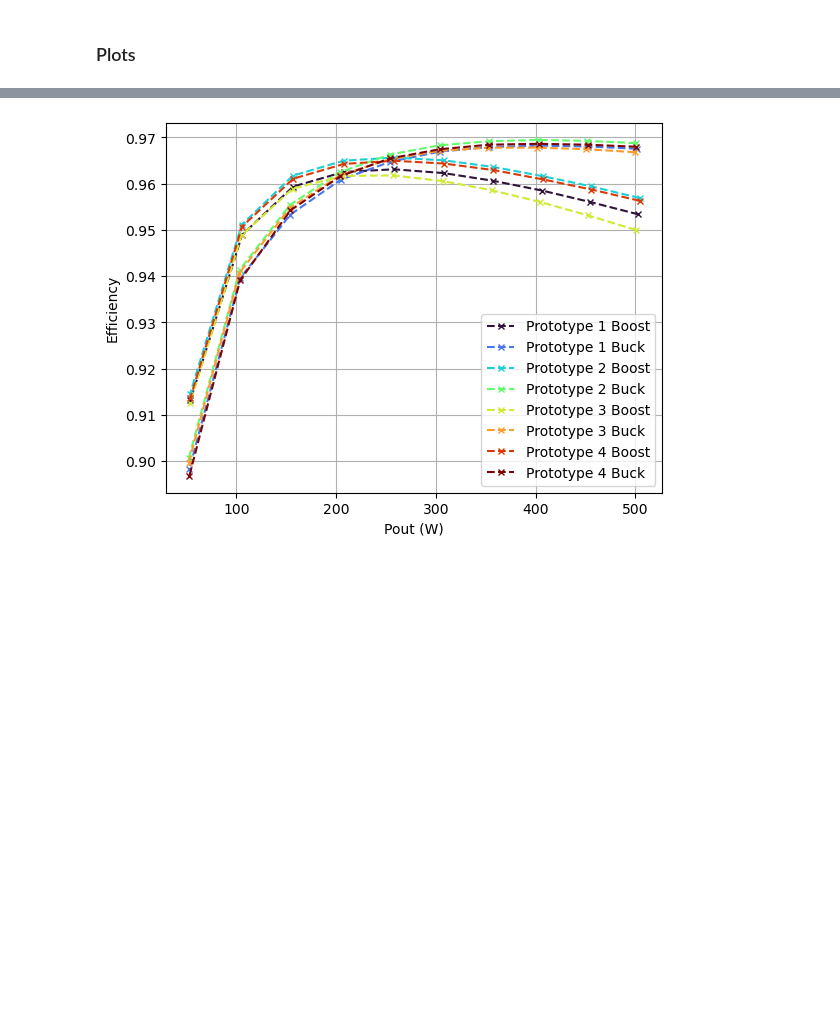
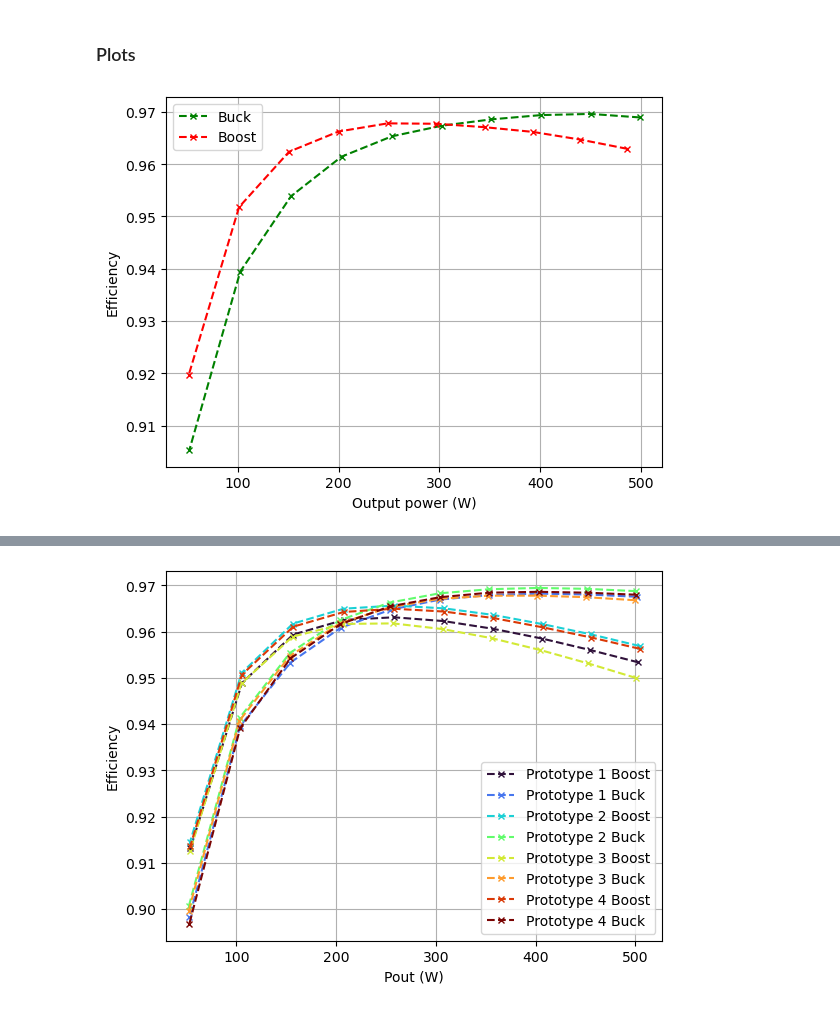
Before and after one commit to miguelfercos/SCPIAutomation, a Jupyter notebook: SCPI_final_no_load_aut_p3.ipynb, the cells around one changed output, grey strips where cells are left out. Cells and saved outputs as stored; diff of their text form; code cells hidden in the pictures; blank space fills up the shorter version.

```diff
--- a/SCPI_final_no_load_aut_p3.ipynb
+++ b/SCPI_final_no_load_aut_p3.ipynb
@@ -953,26 +953,28 @@ power_oldboost=df_bst['Pout1']
 # %%
 import matplotlib.pyplot as plt
 # create a figure and axis object
 fig, ax = plt.subplots()
 
 # plot Efficiency vs. Pout for bucky dataframe
 # ax.plot(bucky['Pout'], bucky['Eff'],linestyle='--', marker='x', markersize=10, label='Buck')
 
 # # plot Eff vs. Pout for boosty dataframe
-ax.plot(boosty['Pout'], boosty['Eff'],linestyle='--', marker='x', markersize=5, label='Boost')
+#ax.plot(boosty['Pout'], boosty['Eff'],linestyle='--', marker='x', markersize=5, label='Boost')
 
 ax.plot(power_oldbuck, old_buck,linestyle='--', marker='x', markersize=5, label='Buck',color='green')
 
 # plot Eff vs. Pout for boosty dataframe
 ax.plot(power_oldboost, old_boost,linestyle='--', marker='x', markersize=5, label='Boost',color='red')
 plt.grid(visible=None, which='major', axis='both')
 # set axis labels and legend
 ax.set_xlabel('Output power (W)')
 ax.set_ylabel('Efficiency')
 ax.legend()
 
 # display the plot
 plt.show()
+# %% [output]
+[figure, added]
 # %%
 100/67
 100/22
```
Also changed, not shown: parts of 2 cells of this notebook.
